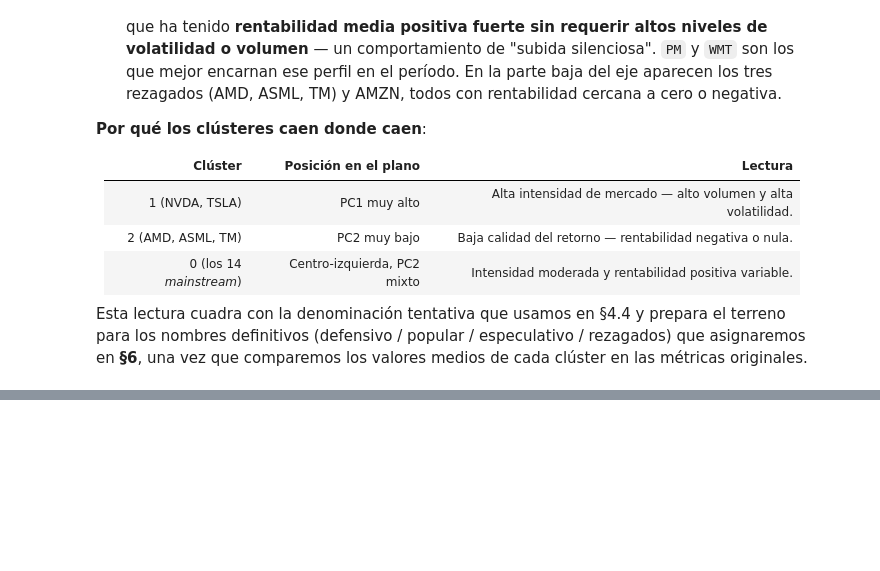
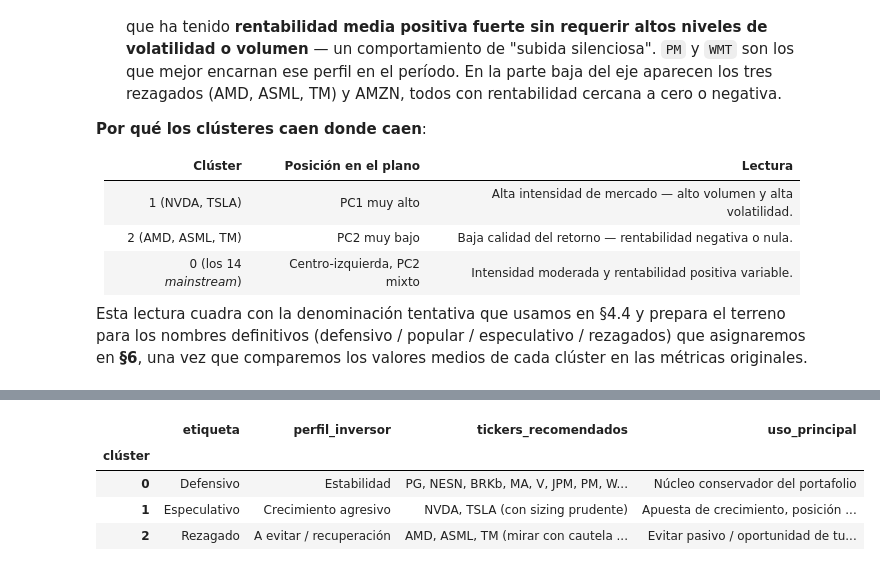
Before and after one commit to soteloashley1501-pixel/Proyecto-Final, a Jupyter notebook: Proyecto_final_ciencia_datos/proyecto_final_segmentacion_tickers.ipynb, the cells around one changed output, grey strips where cells are left out. Cells and saved outputs as stored; diff of their text form; code cells hidden in the pictures; blank space fills up the shorter version.

```diff
--- a/Proyecto_final_ciencia_datos/proyecto_final_segmentacion_tickers.ipynb
+++ b/Proyecto_final_ciencia_datos/proyecto_final_segmentacion_tickers.ipynb
@@ -1142,0 +1318,23 @@ métricas originales.
+# %%
+tabla_decision = pd.DataFrame({
+    "clúster": [0, 1, 2],
+    "etiqueta": ["Defensivo", "Especulativo", "Rezagado"],
+    "perfil_inversor": ["Estabilidad", "Crecimiento agresivo", "A evitar / recuperación"],
+    "tickers_recomendados": [
+        "PG, NESN, BRKb, MA, V, JPM, PM, WMT (defensivos puros) | AAPL, AMZN, MSFT, NNND (sub-perfil popular, alta liquidez)",
+        "NVDA, TSLA (con sizing prudente)",
+        "AMD, ASML, TM (mirar con cautela / horizonte largo)",
+    ],
+    "uso_principal": [
+        "Núcleo conservador del portafolio",
+        "Apuesta de crecimiento, posición pequeña",
+        "Evitar pasivo / oportunidad de turnaround activa",
+    ],
+}).set_index("clúster")
+tabla_decision
+# %% [output]
+|  | etiqueta | perfil_inversor | tickers_recomendados | uso_principal |
+| clúster |  |  |  |  |
+| 0 | Defensivo | Estabilidad | PG, NESN, BRKb, MA, V, JPM, PM, W... | Núcleo conservador del portafolio |
+| 1 | Especulativo | Crecimiento agresivo | NVDA, TSLA (con sizing prudente) | Apuesta de crecimiento, posición ... |
+| 2 | Rezagado | A evitar / recuperación | AMD, ASML, TM (mirar con cautela ... | Evitar pasivo / oportunidad de tu... |
```
Also changed, not shown: parts of 11 cells of this notebook.
